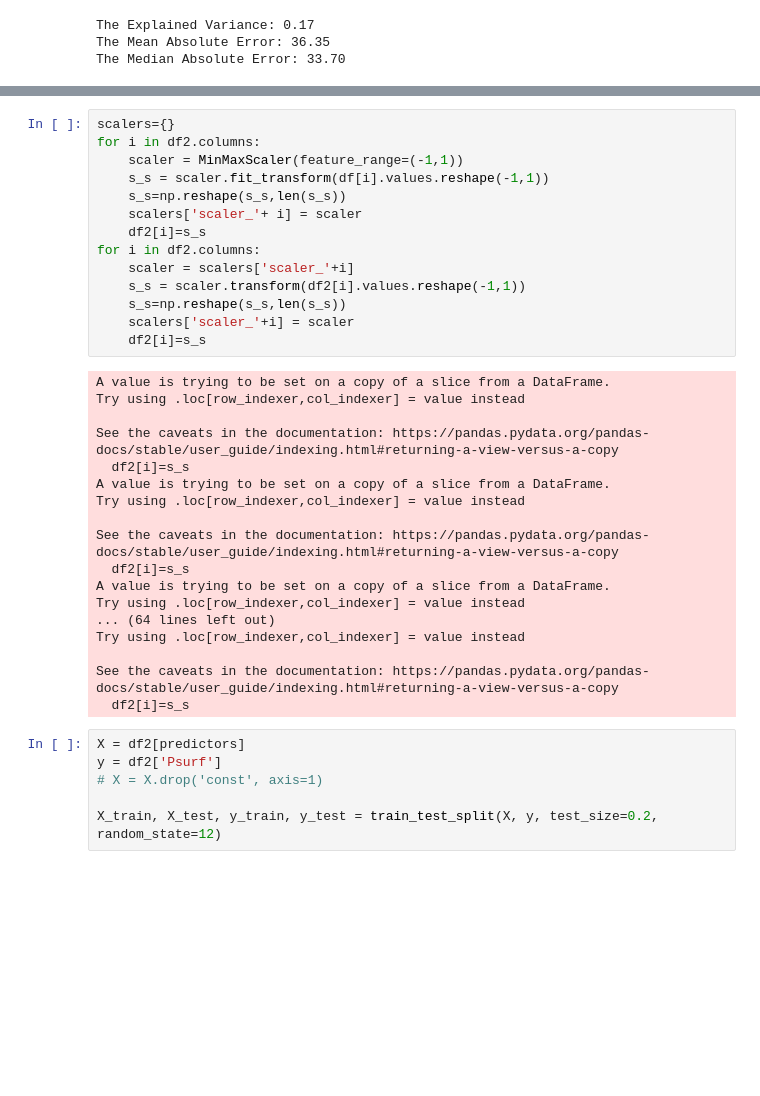
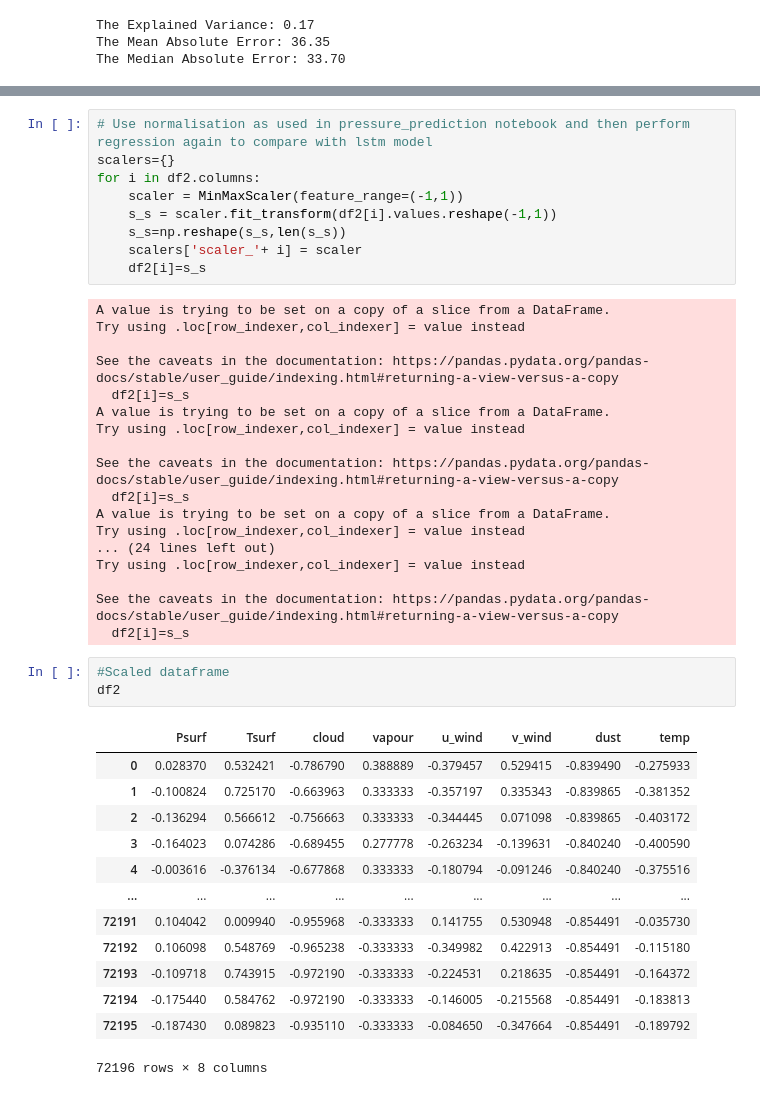
Before and after one commit to amelBennaceur/OpenMarsML, a Jupyter notebook: Regression_analysis.ipynb, the cells around one changed output, grey strips where cells are left out. Saved outputs shown, nothing was run; the diff lists cells and outputs as text; blank space fills up the shorter version.

Commit message:
Minor markdown cells modifications in notebooks

```diff
--- a/Regression_analysis.ipynb
+++ b/Regression_analysis.ipynb
@@ -206,17 +219,12 @@ The Median Absolute Error: 33.70
 # %%
+# Use normalisation as used in pressure_prediction notebook and then perform regression again to compare with lstm model
 scalers={}
 for i in df2.columns:
     scaler = MinMaxScaler(feature_range=(-1,1))
-    s_s = scaler.fit_transform(df[i].values.reshape(-1,1))
+    s_s = scaler.fit_transform(df2[i].values.reshape(-1,1))
     s_s=np.reshape(s_s,len(s_s))
     scalers['scaler_'+ i] = scaler
     df2[i]=s_s
-for i in df2.columns:
-    scaler = scalers['scaler_'+i]
-    s_s = scaler.transform(df2[i].values.reshape(-1,1))
-    s_s=np.reshape(s_s,len(s_s))
-    scalers['scaler_'+i] = scaler
-    df2[i]=s_s
 # %% [output]
 A value is trying to be set on a copy of a slice from a DataFrame.
 Try using .loc[row_indexer,col_indexer] = value instead
@@ -230,15 +238,26 @@ See the caveats in the documentation: https://pandas.pydata.org/pandas-docs/stab
   df2[i]=s_s
 A value is trying to be set on a copy of a slice from a DataFrame.
 Try using .loc[row_indexer,col_indexer] = value instead
-... (64 lines left out)
+... (24 lines left out)
 Try using .loc[row_indexer,col_indexer] = value instead
 
 See the caveats in the documentation: https://pandas.pydata.org/pandas-docs/stable/user_guide/indexing.html#returning-a-view-versus-a-copy
   df2[i]=s_s
-# %%
-X = df2[predictors]
-y = df2['Psurf']
-# X = X.drop('const', axis=1)
-
-X_train, X_test, y_train, y_test = train_test_split(X, y, test_size=0.2, random_state=12)
+# %%
+#Scaled dataframe
+df2
+# %% [output]
+|  | Psurf | Tsurf | cloud | vapour | u_wind | v_wind | dust | temp |
+| 0 | 0.028370 | 0.532421 | -0.786790 | 0.388889 | -0.379457 | 0.529415 | -0.839490 | -0.275933 |
+| 1 | -0.100824 | 0.725170 | -0.663963 | 0.333333 | -0.357197 | 0.335343 | -0.839865 | -0.381352 |
+| 2 | -0.136294 | 0.566612 | -0.756663 | 0.333333 | -0.344445 | 0.071098 | -0.839865 | -0.403172 |
+| 3 | -0.164023 | 0.074286 | -0.689455 | 0.277778 | -0.263234 | -0.139631 | -0.840240 | -0.400590 |
+| 4 | -0.003616 | -0.376134 | -0.677868 | 0.333333 | -0.180794 | -0.091246 | -0.840240 | -0.375516 |
+| ... | ... | ... | ... | ... | ... | ... | ... | ... |
+| 72191 | 0.104042 | 0.009940 | -0.955968 | -0.333333 | 0.141755 | 0.530948 | -0.854491 | -0.035730 |
+| 72192 | 0.106098 | 0.548769 | -0.965238 | -0.333333 | -0.349982 | 0.422913 | -0.854491 | -0.115180 |
+| 72193 | -0.109718 | 0.743915 | -0.972190 | -0.333333 | -0.224531 | 0.218635 | -0.854491 | -0.164372 |
+| 72194 | -0.175440 | 0.584762 | -0.972190 | -0.333333 | -0.146005 | -0.215568 | -0.854491 | -0.183813 |
+| 72195 | -0.187430 | 0.089823 | -0.935110 | -0.333333 | -0.084650 | -0.347664 | -0.854491 | -0.189792 |
+72196 rows × 8 columns
 # %%
```
Also changed, not shown: parts of 6 cells of this notebook.
